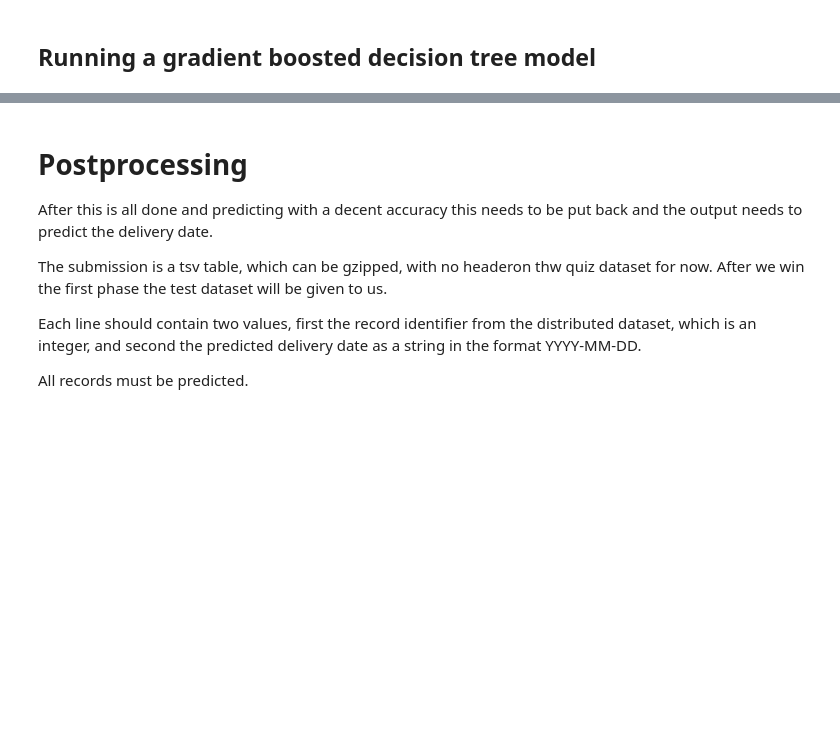
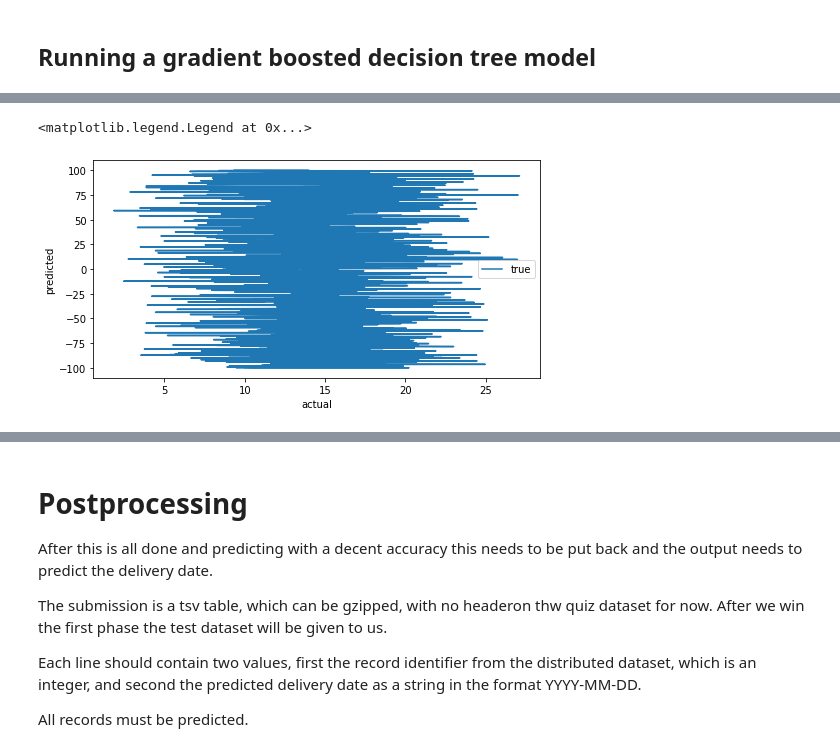
Before and after one commit to Swagget/ebay_delivery_prediction_competition, a Jupyter notebook: notebooks/Monisha_notebook.ipynb, the cells around one changed output, grey strips where cells are left out. Saved outputs shown, nothing was run; the diff lists cells and outputs as text; code cells hidden in the pictures; blank space fills up the shorter version.

```diff
--- a/notebooks/Monisha_notebook.ipynb
+++ b/notebooks/Monisha_notebook.ipynb
@@ -210,0 +244,10 @@ Testing accuracy 0.1395
+# %%
+fig, ax = plt.subplots(1,1, figsize=(8,4))
+ax.plot(y_true, y_pred)
+ax.set_xlabel('actual')
+ax.set_ylabel('predicted')
+ax.legend(('true', 'false'))
+# fig.tight_layout()
+# %% [output]
+<matplotlib.legend.Legend at 0x...>
+[figure, added]
```
Also changed, not shown: parts of 26 cells of this notebook.
